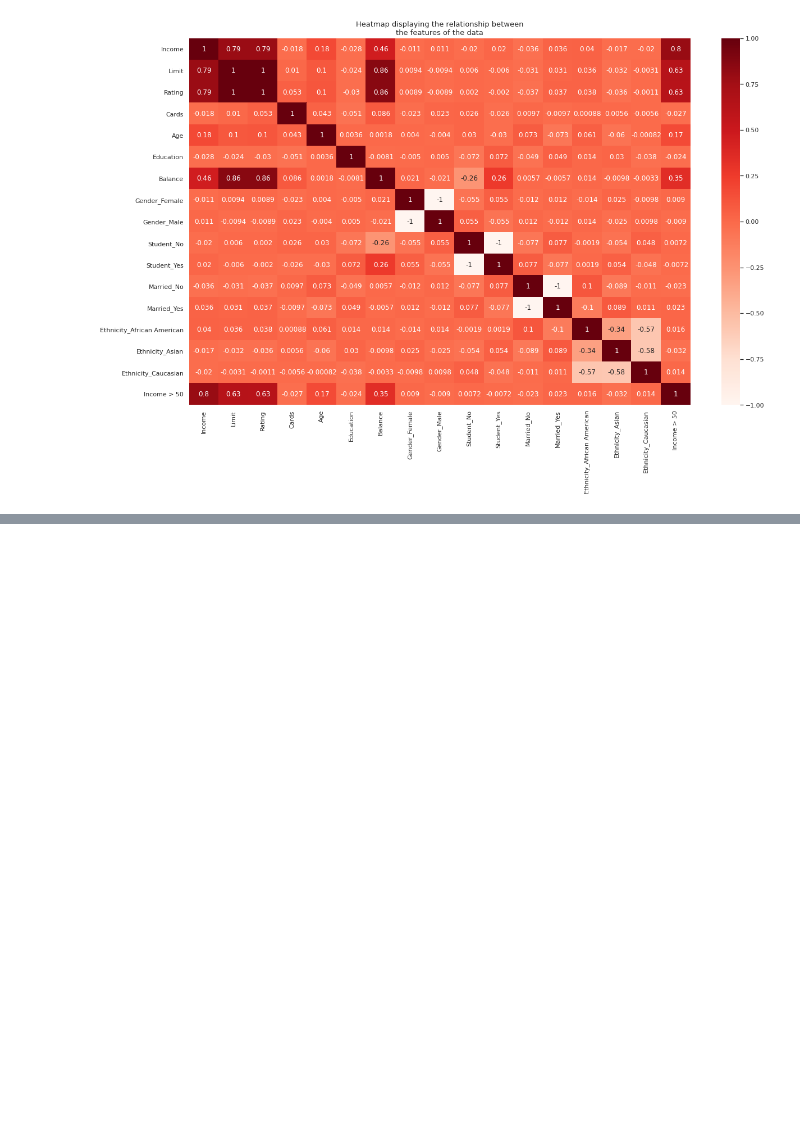
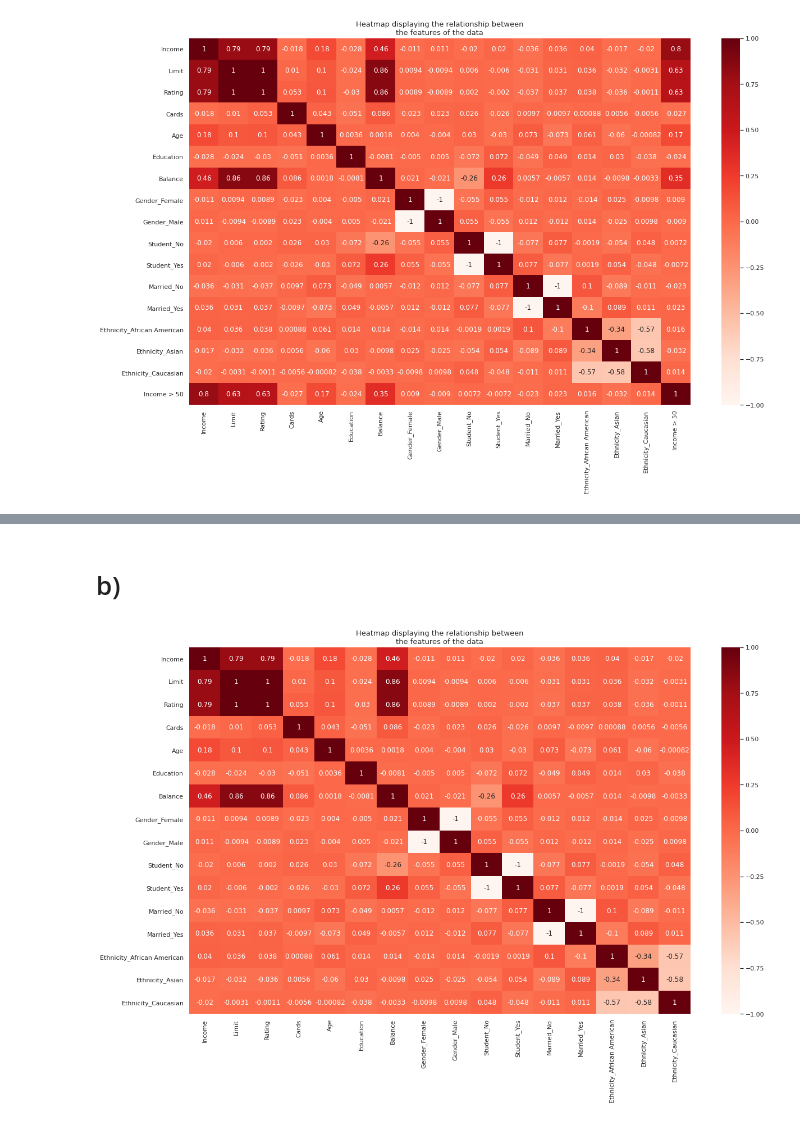
Before and after one commit to kestarumper/StudiaMgr, a Jupyter notebook: II/DataMining/l3/zad12_13_14.ipynb, the cells around one changed output, grey strips where cells are left out. Saved outputs shown, nothing was run; the diff lists cells and outputs as text; code cells hidden in the pictures; blank space fills up the shorter version.

```diff
--- a/II/DataMining/l3/zad12_13_14.ipynb
+++ b/II/DataMining/l3/zad12_13_14.ipynb
@@ -405,0 +406,12 @@ plt.show()
+# %% [markdown]
+# b)
+# %%
+# Let's visualize the relationships between the Mileage Per Galon(mpg) of a car and....
+#.... the other features.
+plt.figure(figsize=(20,12))
+sns.heatmap(df_b.corr(),cmap=plt.cm.Reds,annot=True)
+plt.title('Heatmap displaying the relationship between\nthe features of the data',
+         fontsize=13)
+plt.show()
+# %% [output]
+[figure, added]
```
Also changed, not shown: parts of 4 cells of this notebook.
